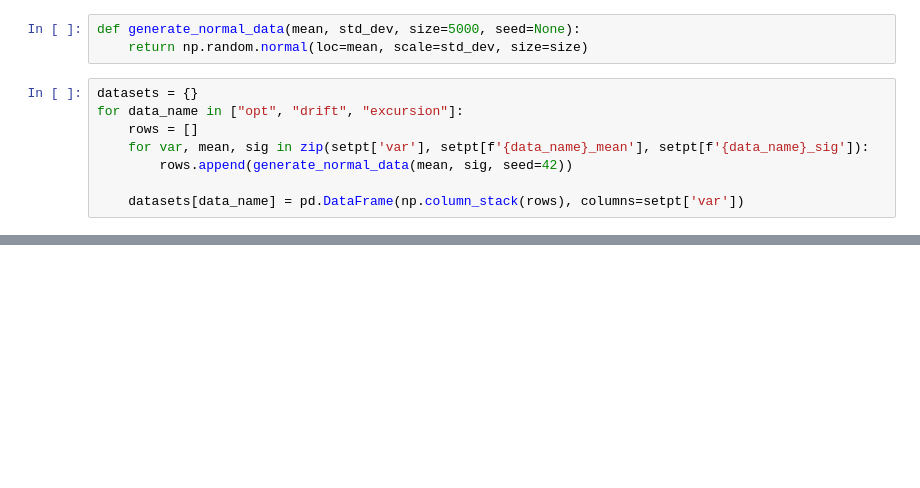
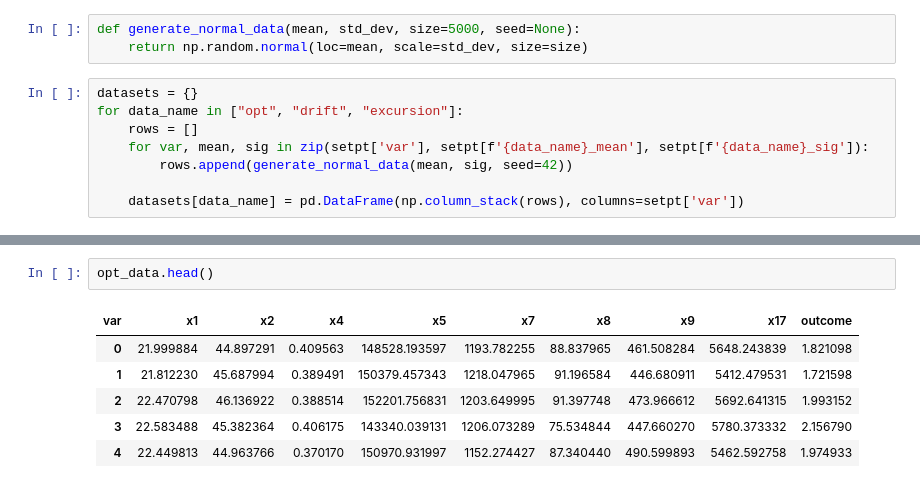
Before and after one commit to hritiksauw199/Nanomatter-Motionlab, a Jupyter notebook: data_generate code.ipynb, the cells around one changed output, grey strips where cells are left out. Saved outputs shown, nothing was run; the diff lists cells and outputs as text; blank space fills up the shorter version.

```diff
--- a/data_generate code.ipynb
+++ b/data_generate code.ipynb
@@ -48,0 +65,9 @@ datasets['excursion']
+# %%
+opt_data.head()
+# %% [output]
+| var | x1 | x2 | x4 | x5 | x7 | x8 | x9 | x17 | outcome |
+| 0 | 21.999884 | 44.897291 | 0.409563 | 148528.193597 | 1193.782255 | 88.837965 | 461.508284 | 5648.243839 | 1.821098 |
+| 1 | 21.812230 | 45.687994 | 0.389491 | 150379.457343 | 1218.047965 | 91.196584 | 446.680911 | 5412.479531 | 1.721598 |
+| 2 | 22.470798 | 46.136922 | 0.388514 | 152201.756831 | 1203.649995 | 91.397748 | 473.966612 | 5692.641315 | 1.993152 |
+| 3 | 22.583488 | 45.382364 | 0.406175 | 143340.039131 | 1206.073289 | 75.534844 | 447.660270 | 5780.373332 | 2.156790 |
+| 4 | 22.449813 | 44.963766 | 0.370170 | 150970.931997 | 1152.274427 | 87.340440 | 490.599893 | 5462.592758 | 1.974933 |
```
Also changed, not shown: parts of 7 cells of this notebook.
